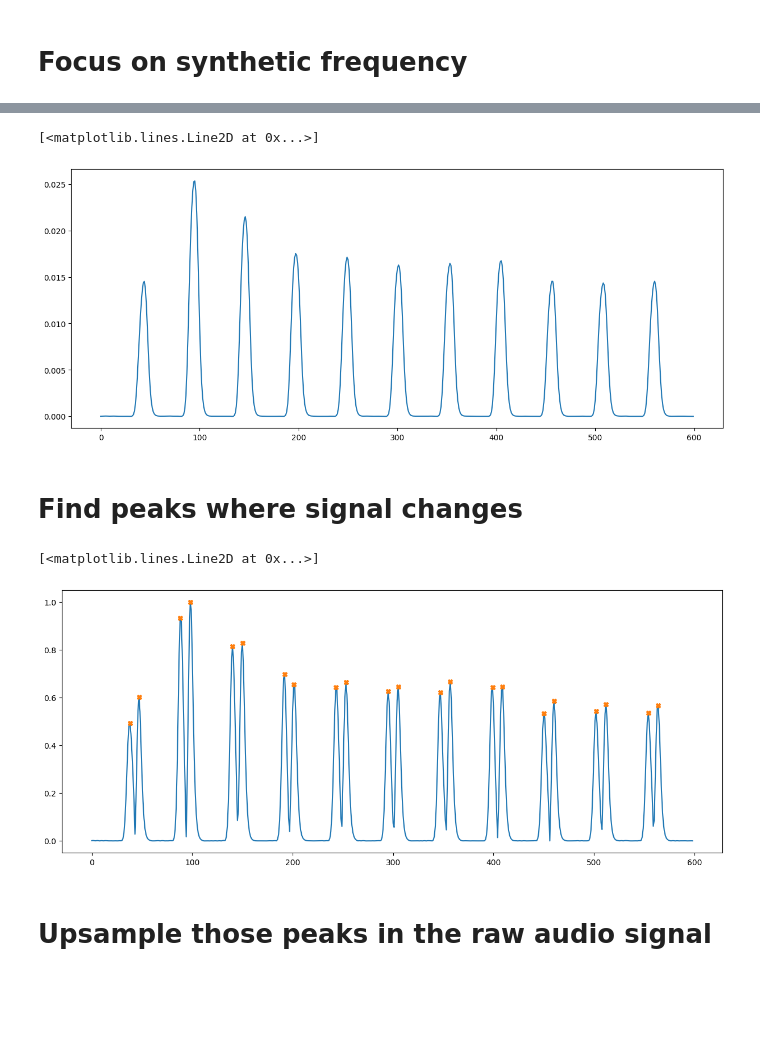
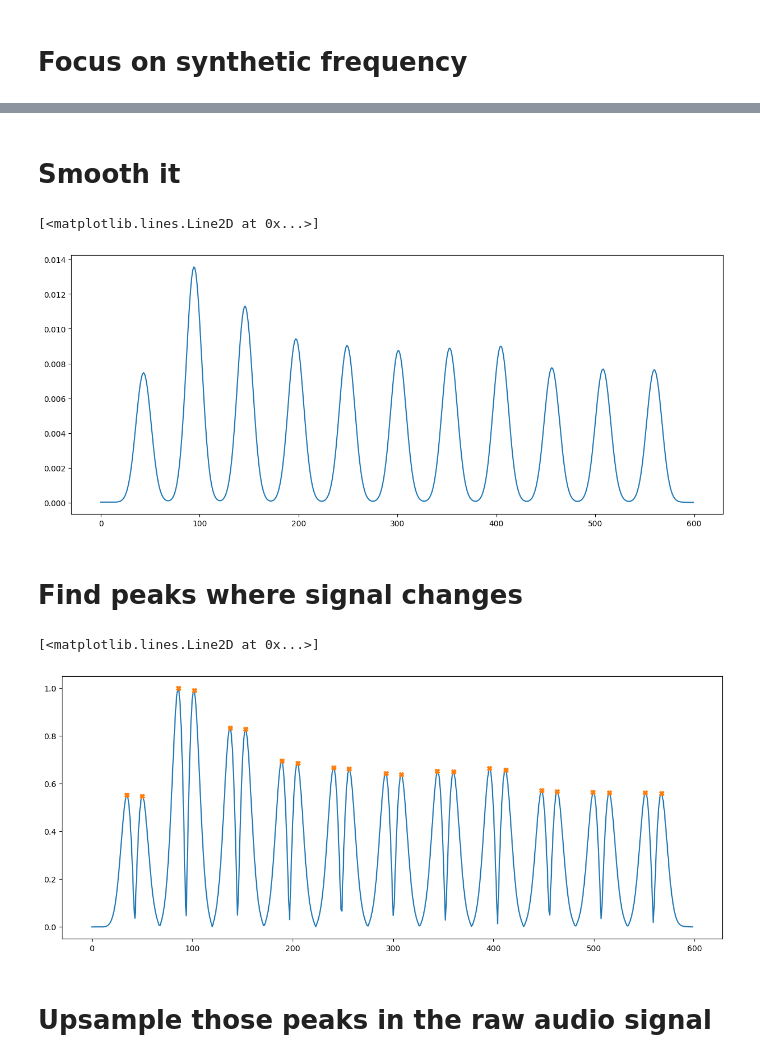
Before and after one commit to Afroefras/coratech, a Jupyter notebook: notebooks/trigger_notification_digital.ipynb, the cells around one changed output, grey strips where cells are left out. Saved outputs shown, nothing was run; the diff lists cells and outputs as text; code cells hidden in the pictures; blank space fills up the shorter version.

```diff
--- a/notebooks/trigger_notification_digital.ipynb
+++ b/notebooks/trigger_notification_digital.ipynb
@@ -50,0 +54,5 @@ Audio(filtered_audio, rate=sample_rate, autoplay=True)
+# %%
+abs_filtered = filtered_audio.abs()
+
+plt.figure(figsize=(15, 6))
+plt.plot(abs_filtered.squeeze())
@@ -52,0 +64,7 @@ Audio(filtered_audio, rate=sample_rate, autoplay=True)
+# %%
+DOWNSAMPLE_FACTOR = 400
+
+downsampled = decimate(abs_filtered, DOWNSAMPLE_FACTOR)
+
+plt.figure(figsize=(15, 6))
+plt.plot(downsampled.squeeze())
@@ -53,30 +74,31 @@ Audio(filtered_audio, rate=sample_rate, autoplay=True)
+# %% [markdown]
+# Smooth it
 # %%
-tat = TrimAfterTrigger()
-DOWNSAMPLE_FACTOR = 400
-SIGMA_SMOOTH = 2
+SIGMA_SMOOTH = 7
 
-smoothed = tat.abs_downsample_smooth(filtered_audio, DOWNSAMPLE_FACTOR, SIGMA_SMOOTH)
+smoothed = gaussian_filter1d(downsampled, sigma=SIGMA_SMOOTH)
+
 plt.figure(figsize=(15, 6))
 plt.plot(smoothed.squeeze())
 # %% [output]
 [<matplotlib.lines.Line2D at 0x...>]
-[figure, old version]
+[figure, new version]
 # %% [markdown]
 # Find peaks where signal changes
 # %%
-PEAKS_HEIGHT = 0.1
+PEAKS_HEIGHT = 0.3
 PEAKS_PROMINENCE = 0.0001
 
 smoothed_diff = np.abs(np.diff(smoothed).squeeze())
 smoothed_diff = min_max_scale(Tensor(smoothed_diff))
 peaks, _ = find_peaks(smoothed_diff, height=PEAKS_HEIGHT, prominence=PEAKS_PROMINENCE)
 
 plt.figure(figsize=(15, 6))
 plt.plot(smoothed_diff)
 plt.plot(peaks, smoothed_diff[peaks], "X")
 # %% [output]
 [<matplotlib.lines.Line2D at 0x...>]
-[figure, old version]
+[figure, new version]
 # %% [markdown]
 # Upsample those peaks in the raw audio signal
 # %%
```
Also changed, not shown: parts of 16 cells of this notebook, 2 other files.
